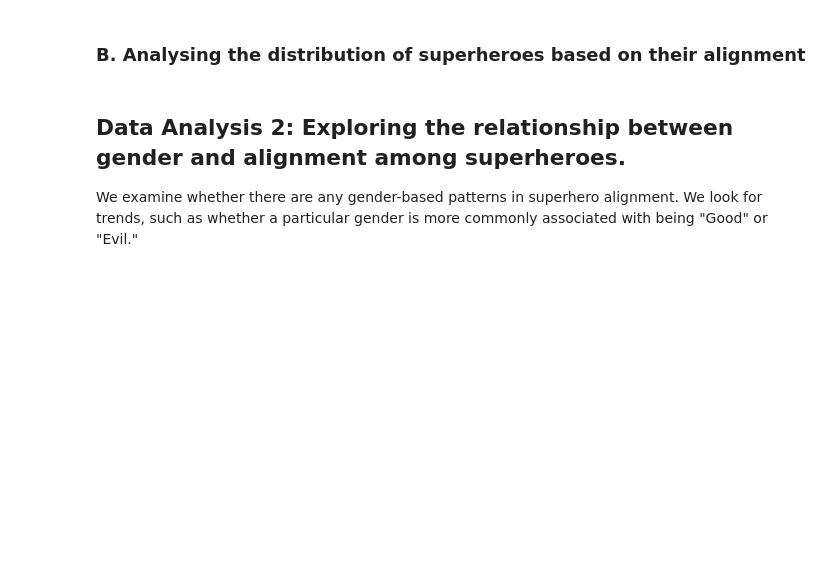
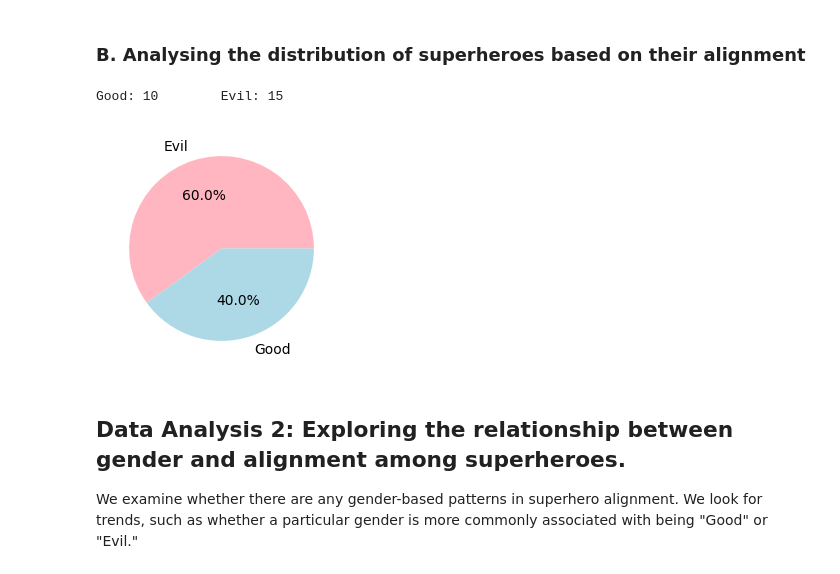
Before and after one commit to isys5002-itp/isys5002-2023-semester2, a Jupyter notebook: 11_superheroes_business_report_using_GUI_Wed4PM.ipynb, the cells around one changed output. Cells and saved outputs as stored; diff of their text form; code cells hidden in the pictures; blank space fills up the shorter version.

```diff
--- a/11_superheroes_business_report_using_GUI_Wed4PM.ipynb
+++ b/11_superheroes_business_report_using_GUI_Wed4PM.ipynb
@@ -79,5 +130,24 @@ Refer to the Calculator program
 # %% [markdown]
 ### B. Analysing the distribution of superheroes based on their alignment
+# %%
+# @title Superheroes distribution by Alignment
+# Calculate the count of superheroes by gender
+alignment_counts = df['alignment'].value_counts()
+
+print(f"Good: {alignment_counts.Good}\tEvil: {alignment_counts.Evil}")
+
+
+## plot graph ##
+# Create a pie chart to visualize the distribution
+plt.figure(figsize=(4, 3))
+
+plt.pie(alignment_counts, labels=alignment_counts.index, labeldistance=1.15, autopct='%1.1f%%', colors=['lightpink', 'lightblue', 'lightgray'] )
+
+# Display the plot
+plt.show()
+# %% [output]
+Good: 10        Evil: 15
+[figure, added]
 # %% [markdown]
 ## Data Analysis 2: Exploring the  relationship between gender and alignment among superheroes.
 
```
Also changed, not shown: parts of 3 cells of this notebook.
